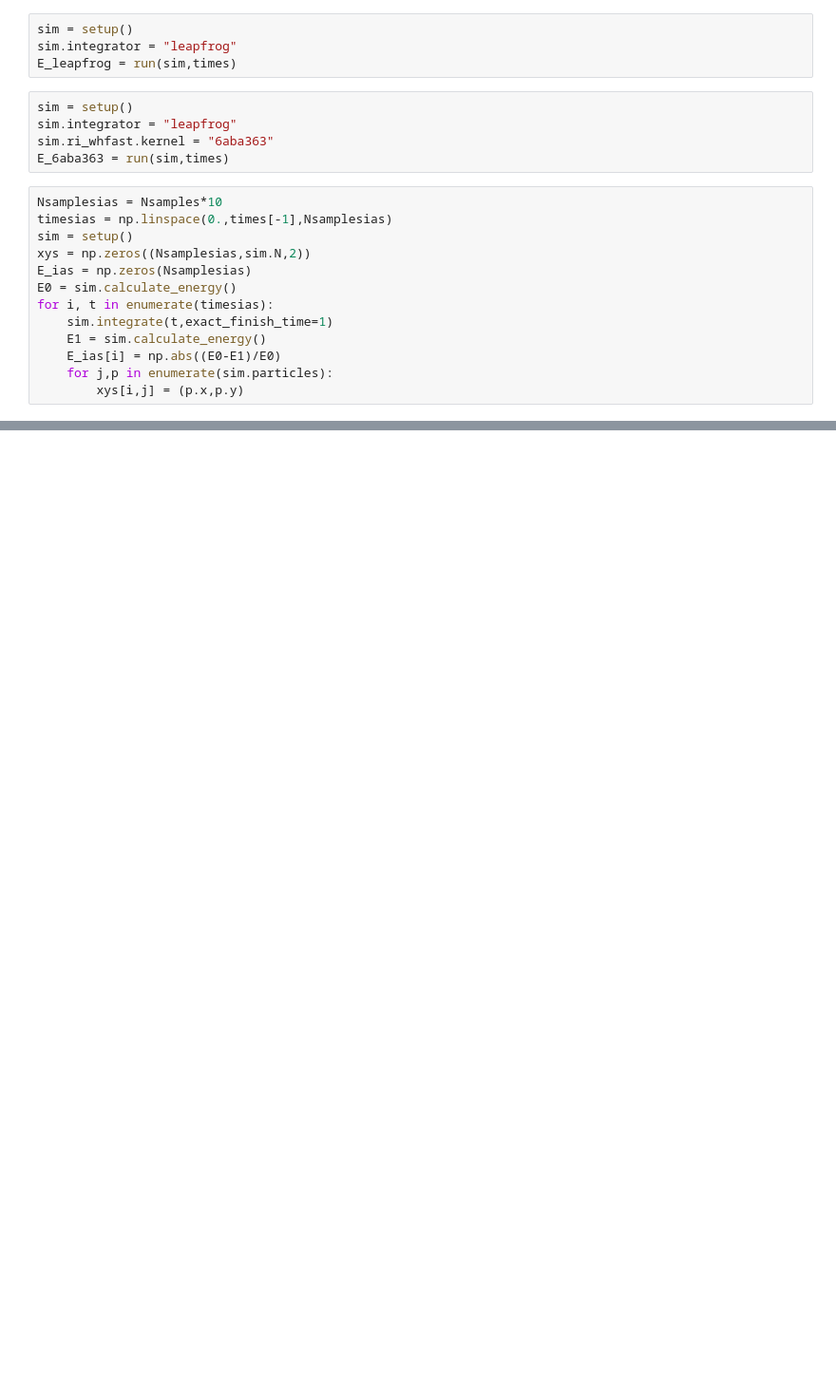
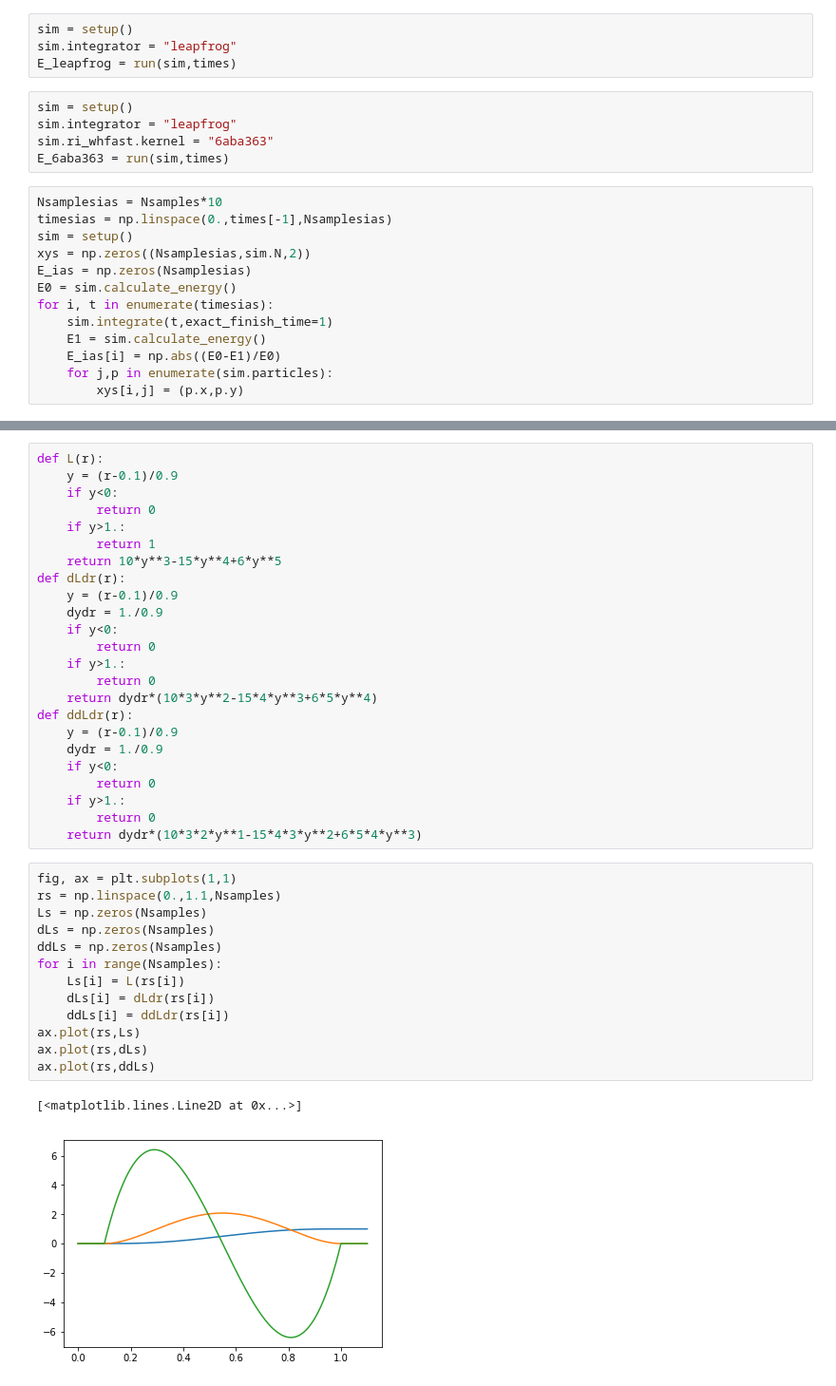
Before and after one commit to zhendongjia/rebound, a Jupyter notebook: mercurana/tests.ipynb, the cells around one changed output, grey strips where cells are left out. Shown at 95% size. Drawn from its saved outputs; the diff is of its cells as text; blank space fills up the shorter version.

```diff
--- a/mercurana/tests.ipynb
+++ b/mercurana/tests.ipynb
@@ -86,0 +98,40 @@ ax.scatter(0,0,color="red");
+# %%
+def L(r):
+    y = (r-0.1)/0.9
+    if y<0:
+        return 0
+    if y>1.:
+        return 1
+    return 10*y**3-15*y**4+6*y**5
+def dLdr(r):
+    y = (r-0.1)/0.9
+    dydr = 1./0.9
+    if y<0:
+        return 0
+    if y>1.:
+        return 0
+    return dydr*(10*3*y**2-15*4*y**3+6*5*y**4)
+def ddLdr(r):
+    y = (r-0.1)/0.9
+    dydr = 1./0.9
+    if y<0:
+        return 0
+    if y>1.:
+        return 0
+    return dydr*(10*3*2*y**1-15*4*3*y**2+6*5*4*y**3)
+# %%
+fig, ax = plt.subplots(1,1)
+rs = np.linspace(0.,1.1,Nsamples)
+Ls = np.zeros(Nsamples)
+dLs = np.zeros(Nsamples)
+ddLs = np.zeros(Nsamples)
+for i in range(Nsamples):
+    Ls[i] = L(rs[i])
+    dLs[i] = dLdr(rs[i])
+    ddLs[i] = ddLdr(rs[i])
+ax.plot(rs,Ls)
+ax.plot(rs,dLs)
+ax.plot(rs,ddLs)
+# %% [output]
+[<matplotlib.lines.Line2D at 0x...>]
+[figure, added]
```
Also changed, not shown: parts of 5 cells of this notebook, 1 other file.
